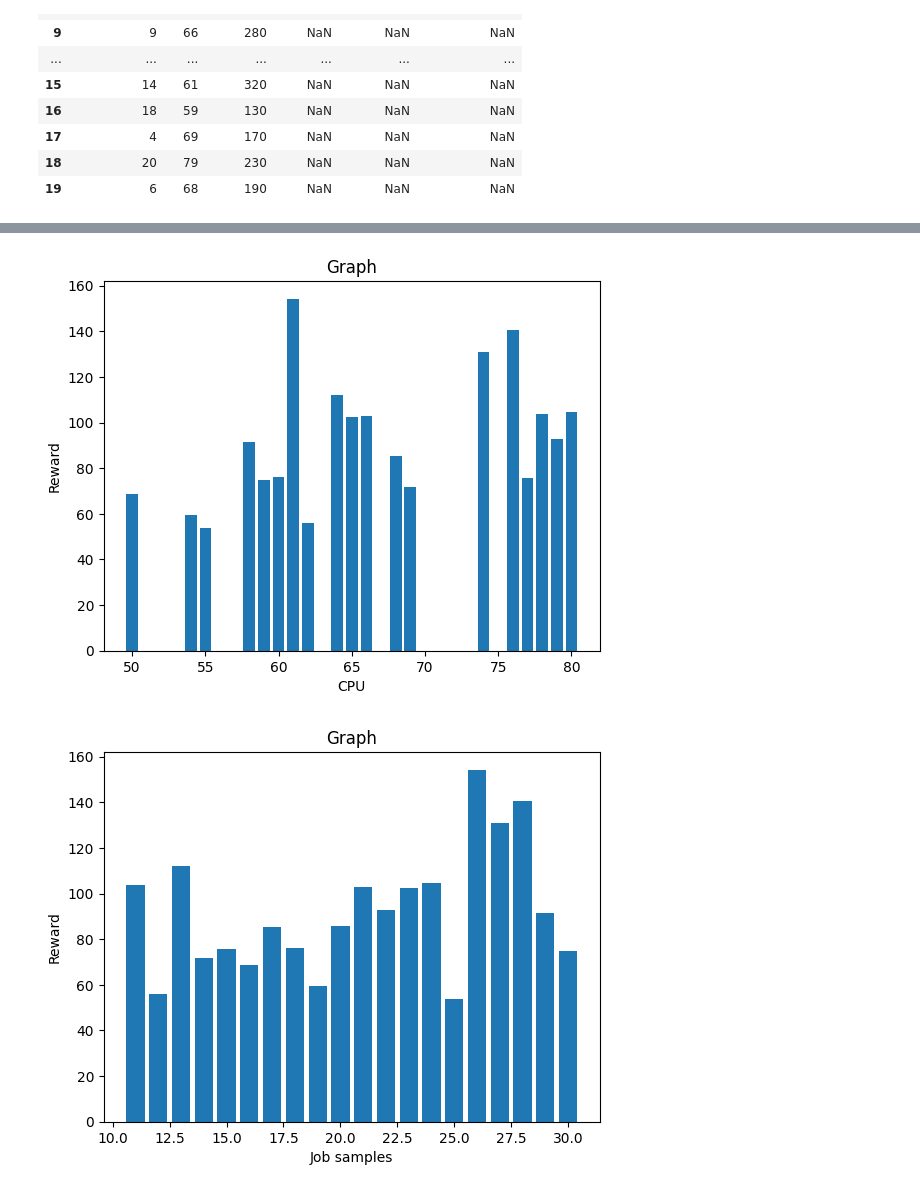
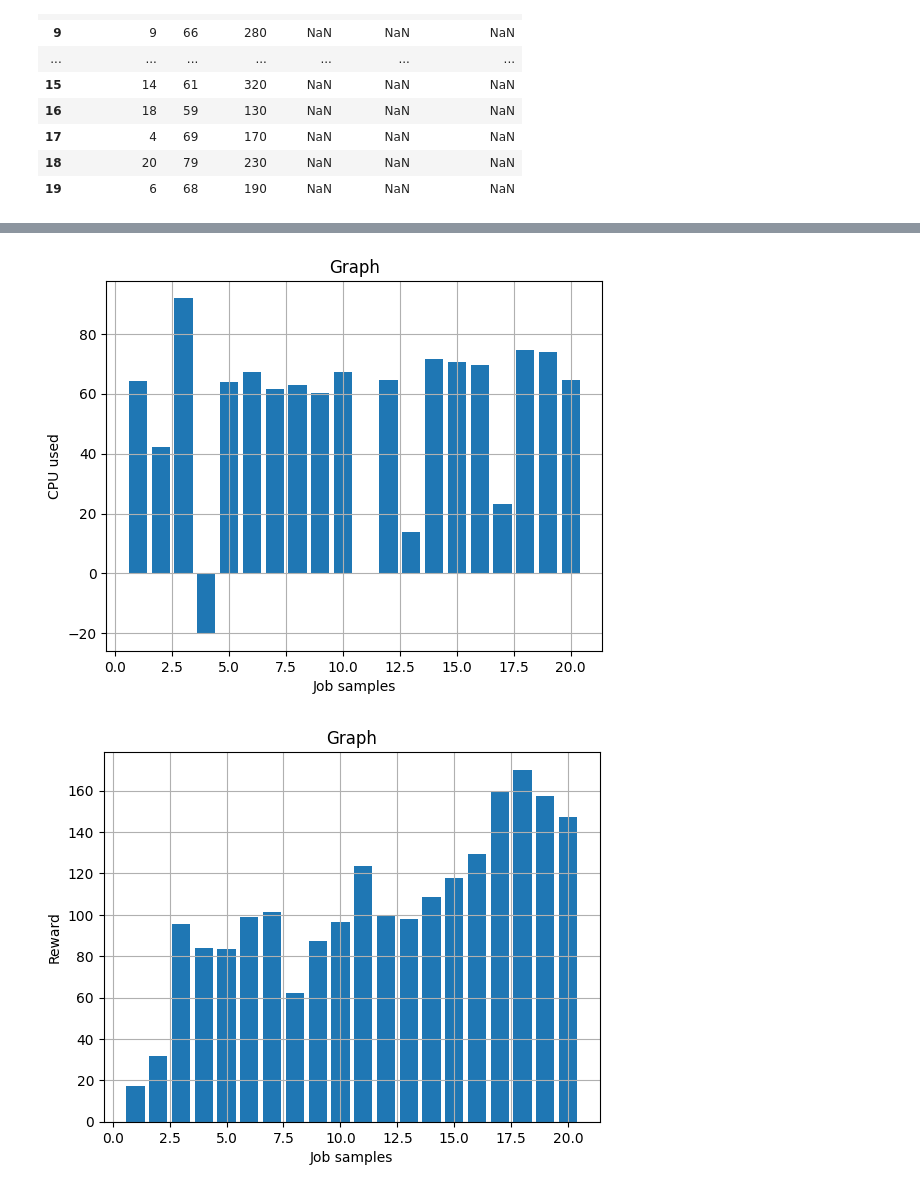
Before and after one commit to avinashguptha19/Resource-Allocation-Strategy, a Jupyter notebook: Resource Allocation Strategy.ipynb, the cells around one changed output, grey strips where cells are left out. Saved outputs shown, nothing was run; the diff lists cells and outputs as text; code cells hidden in the pictures.

```diff
--- a/Resource Allocation Strategy.ipynb
+++ b/Resource Allocation Strategy.ipynb
@@ -75,6 +83,15 @@ class env:
 xyz = []
 xyz1 = []
 xyz2 = []
+Job = df['Job samples'].sort_values().tolist()
+Lcpu = df['CPU'].sort_values().tolist()
+Lmemory = df['Memory'].sort_values().tolist()
+df['Job samples'] = Job
+df['CPU']=Lcpu
+df['Memory']=Lmemory
+# job_samples_sorted_indices = np.argsort(df.iloc[:,0])
+# CPU_sorted_indices = np.argsort(df.iloc[:,1])
+# Memory_sorted_indices = np.argsort(df.iloc[:,2])
 for j in range(df.shape[0]):
   resources = [df.iat[j, 1], df.iat[j, 2]]
   num_tasks = 5
@@ -133,4 +150,6 @@ for j in range(df.shape[0]):
   print(f"Memory usage (Iteration {j}): {mem_usage_after-mem_usage_before}MiB")
   print(f"CPU usage (Iteration {j}): {cpu_usage_after-cpu_usage_before}%")
   print("Average reward per task after {} episodes: {}".format(num_job_samples, sum(r_avg_list) / len(r_avg_list)))
+  sorted_indices = np.argsort(df['Job samples'])
+  df_sorted = df.iloc[sorted_indices].copy()
 # %% [output]
@@ -219,32 +236,42 @@ plt.show()
 # %%
 import pandas as pd
 import matplotlib.pyplot as plt
 
 df1 = pd.DataFrame(df)
 
-#graph1
-plt.bar(df1['CPU'], df1['Reward'])    # create a line graph
+# create a line graph
+plt.bar(df1['Job samples'], df1['CPU used'])
+plt.grid(True)
 # add labels and title
-plt.xlabel('CPU')
-plt.ylabel('Reward')
+plt.xlabel('Job samples')
+plt.ylabel('CPU used')
 plt.title('Graph')
-plt.show()    # display the graph
+
+# display the graph
+plt.show()
 
 #graph2
-plt.bar(df1['Job samples'], df1['Reward'])   # create a line graph
+# create a line graph
+plt.bar(df1['Job samples'], df1['Reward'])
+plt.grid(True)
 # add labels and title
 plt.xlabel('Job samples')
 plt.ylabel('Reward')
 plt.title('Graph')
-plt.show()   # display the graph
 
+# display the graph
+plt.show()
 #graph3
-plt.bar(df1['Memory'], df1['Reward'])    # create a line graph
-# add labels and title
-plt.xlabel('Memory')
-plt.ylabel('Reward')
+# # create a line graph
+plt.bar(df1['Job samples'], df1['Memory used'])
+plt.grid(True)
+# # add labels and title
+plt.xlabel('Job samples')
+plt.ylabel('Memory used')
 plt.title('Graph')
-plt.show()     # display the graph
+
+# # display the graph
+plt.show()
 # %% [output]
-[figure, old version]
+[figure, new version]
-[figure, old version]
+[figure, new version]
```
Also changed, not shown: parts of 6 cells of this notebook.
